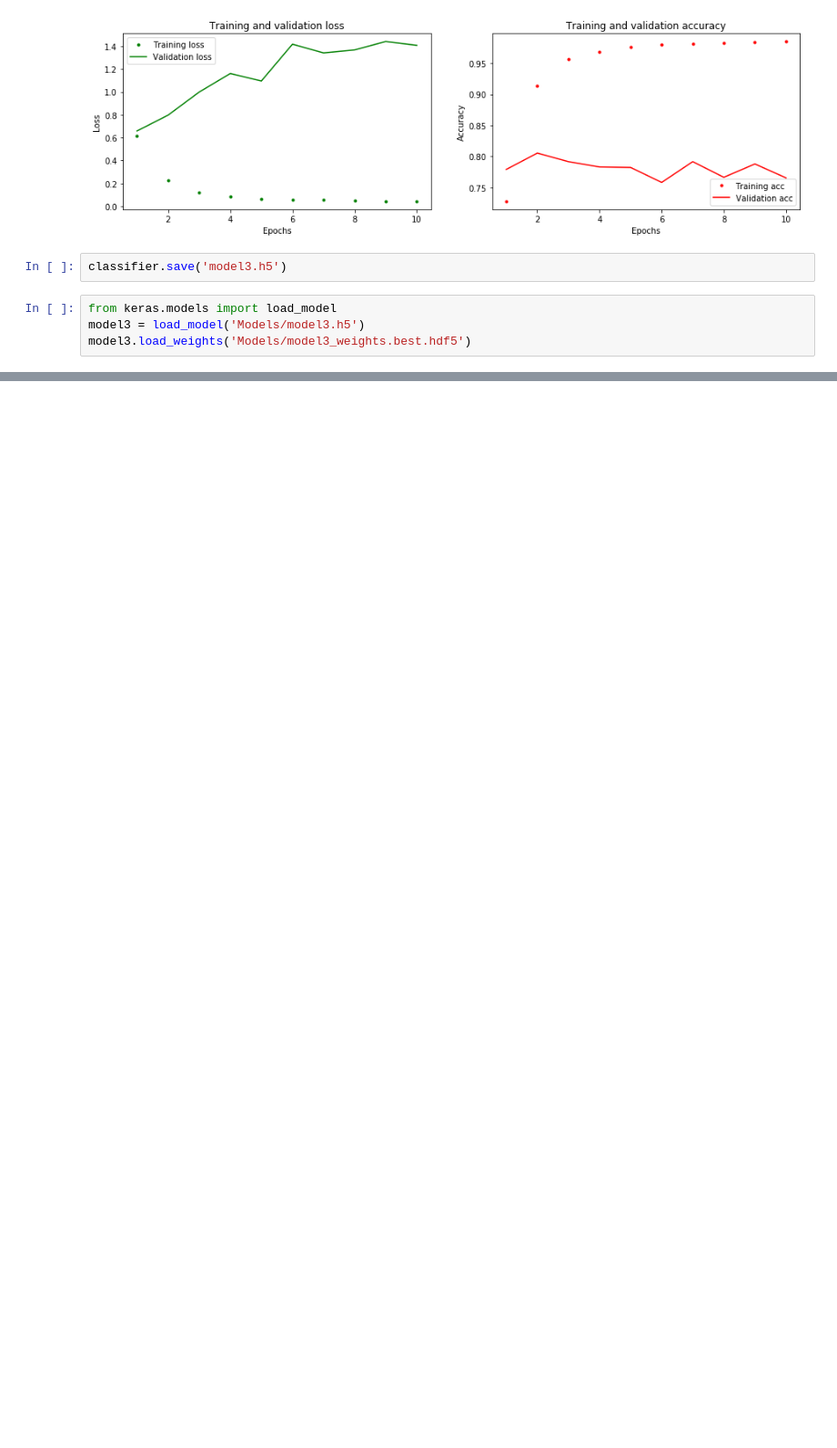
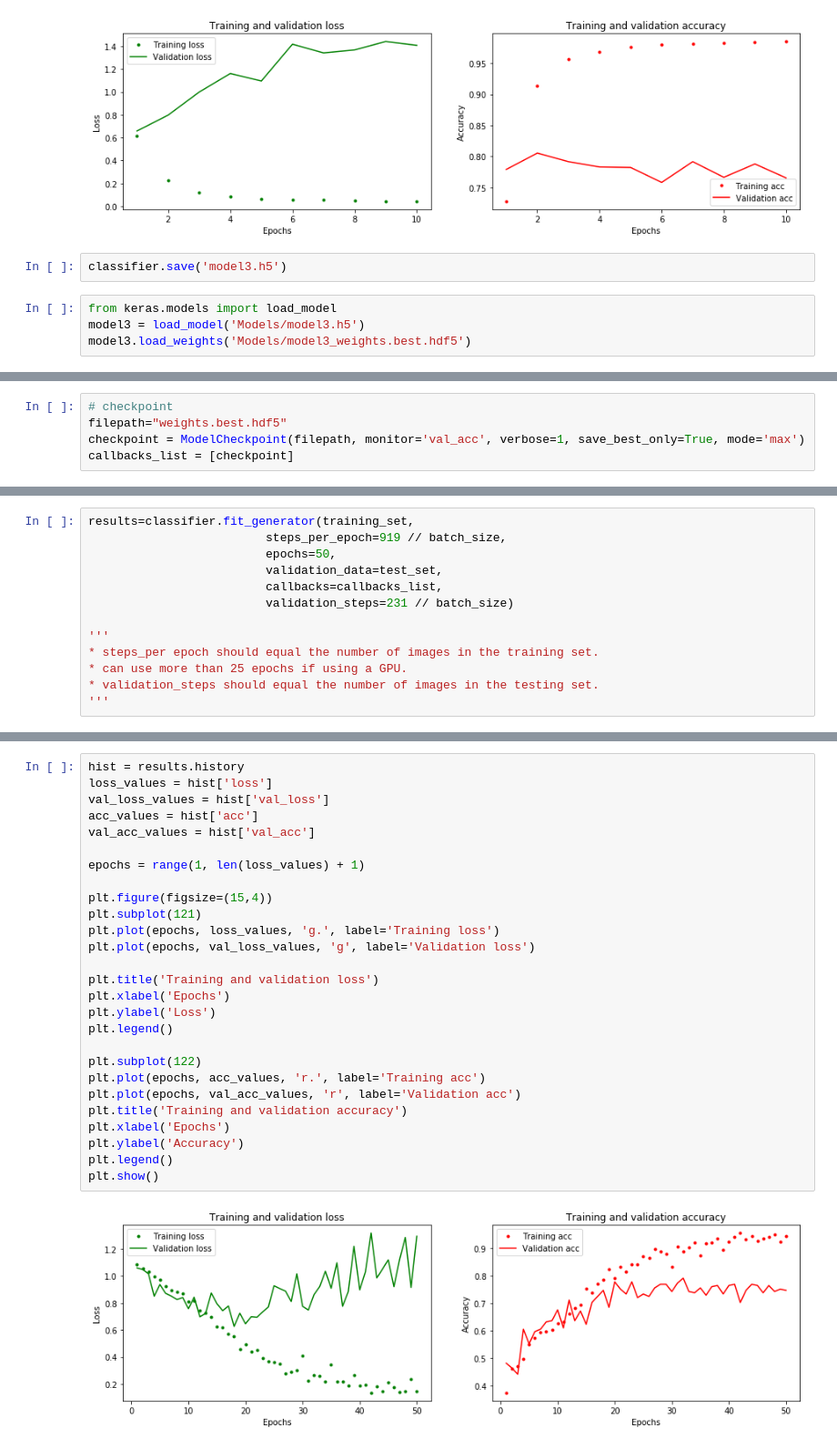
Before and after one commit to Ran-Tokman/Mod-4-Project-CNN, a Jupyter notebook: Mod 4 Project- Convolutional Neural Network.ipynb, the cells around one changed output, grey strips where cells are left out. Shown: that part at 91% size. Drawn from its saved outputs; the diff is of its cells as text; blank space fills up the shorter version.

```diff
--- a/Mod 4 Project- Convolutional Neural Network.ipynb
+++ b/Mod 4 Project- Convolutional Neural Network.ipynb
@@ -634,0 +769,5 @@ steps=231)
+# %%
+# checkpoint
+filepath="weights.best.hdf5"
+checkpoint = ModelCheckpoint(filepath, monitor='val_acc', verbose=1, save_best_only=True, mode='max')
+callbacks_list = [checkpoint]
@@ -634,0 +776,13 @@ steps=231)
+# %%
+results=classifier.fit_generator(training_set,
+                         steps_per_epoch=919 // batch_size,
+                         epochs=50,
+                         validation_data=test_set,
+                         callbacks=callbacks_list,
+                         validation_steps=231 // batch_size)
+
+'''
+* steps_per epoch should equal the number of images in the training set.
+* can use more than 25 epochs if using a GPU.
+* validation_steps should equal the number of images in the testing set.
+'''
@@ -634,0 +807,29 @@ steps=231)
+# %%
+hist = results.history
+loss_values = hist['loss']
+val_loss_values = hist['val_loss']
+acc_values = hist['acc']
+val_acc_values = hist['val_acc']
+
+epochs = range(1, len(loss_values) + 1)
+
+plt.figure(figsize=(15,4))
+plt.subplot(121)
+plt.plot(epochs, loss_values, 'g.', label='Training loss')
+plt.plot(epochs, val_loss_values, 'g', label='Validation loss')
+
+plt.title('Training and validation loss')
+plt.xlabel('Epochs')
+plt.ylabel('Loss')
+plt.legend()
+
+plt.subplot(122)
+plt.plot(epochs, acc_values, 'r.', label='Training acc')
+plt.plot(epochs, val_acc_values, 'r', label='Validation acc')
+plt.title('Training and validation accuracy')
+plt.xlabel('Epochs')
+plt.ylabel('Accuracy')
+plt.legend()
+plt.show()
+# %% [output]
+[figure, added]
```
Also changed, not shown: parts of 19 cells of this notebook, 3 other files.
